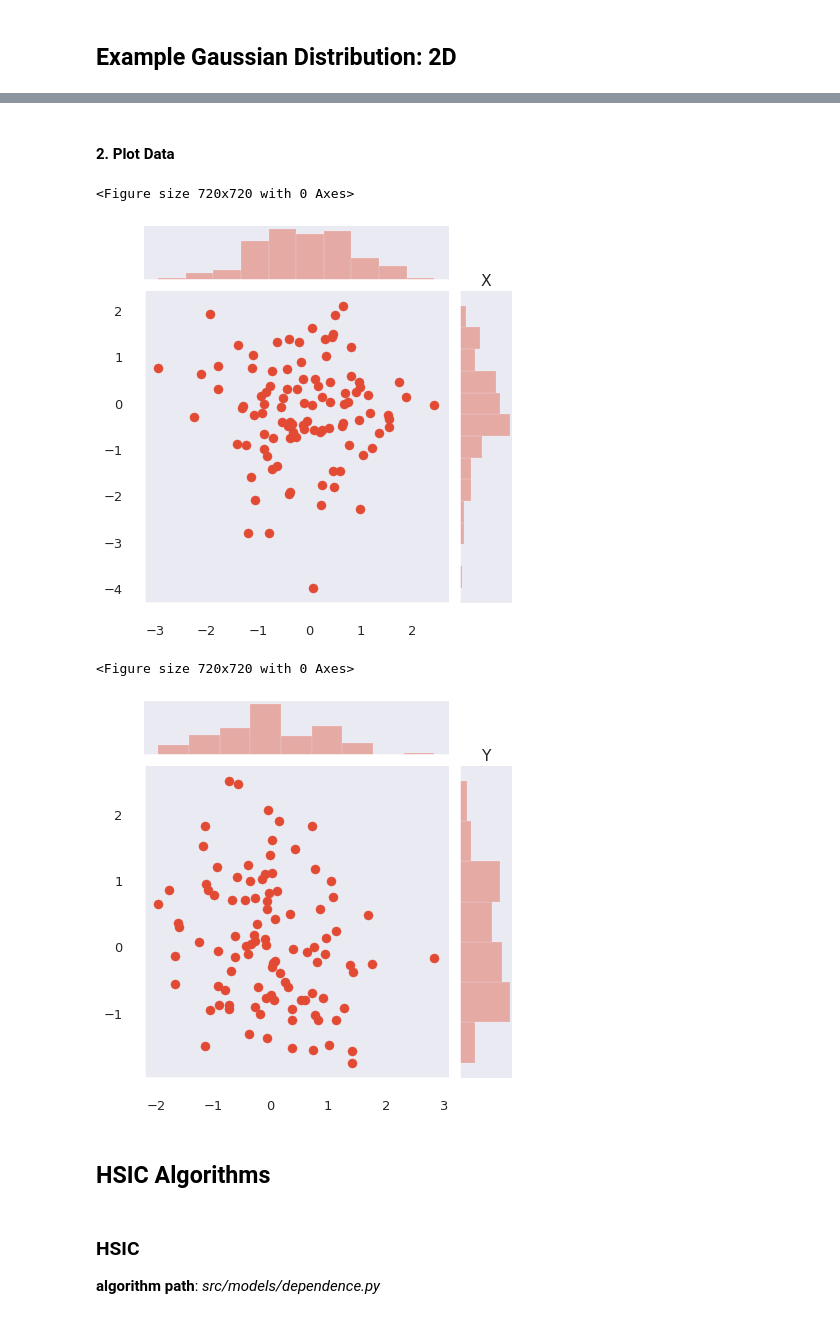
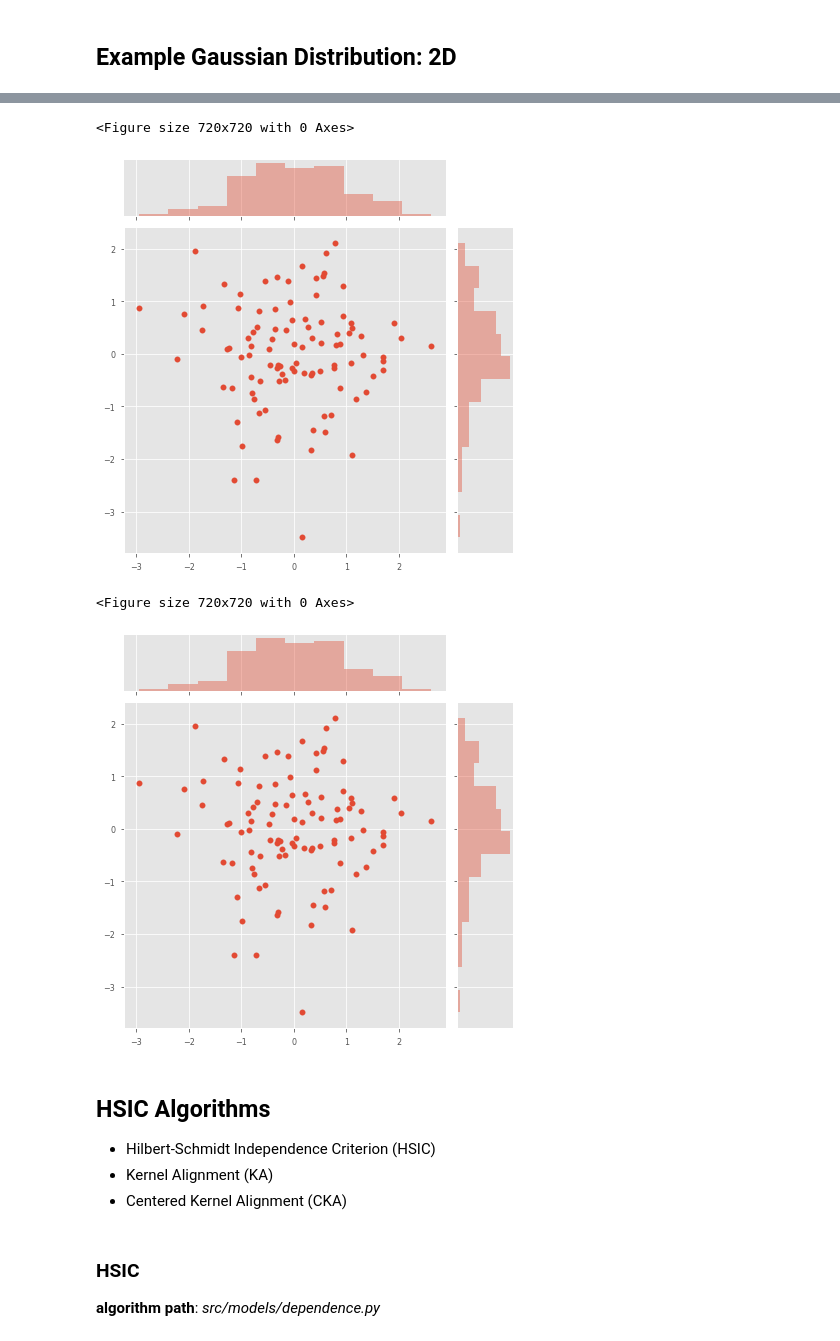
Before and after one commit to jejjohnson/hsic_alignment, a Jupyter notebook: notebooks/4_distributions/2.1_exp_gamma_space.ipynb, the cells around one changed output, grey strips where cells are left out. Saved outputs shown, nothing was run; the diff lists cells and outputs as text; code cells hidden in the pictures.

```diff
--- a/notebooks/4_distributions/2.1_exp_gamma_space.ipynb
+++ b/notebooks/4_distributions/2.1_exp_gamma_space.ipynb
@@ -135,32 +107,27 @@ mutual_info : float
-# %% [markdown]
-#### 2. Plot Data
-# %%
-# plot data
-fig  = plt.figure(figsize=(10, 10))
-
-g = sns.jointplot(
-    x=inputs.X[:, 0],
-    y=inputs.X[:, 1],
-)
-plt.title('X')
-plt.show()
-
-# plot data
-fig  = plt.figure(figsize=(10, 10))
-
-g = sns.jointplot(
-    x=inputs.Y[:, 0],
-    y=inputs.Y[:, 1],
-)
-plt.title('Y')
-plt.show()
-# %% [output]
-<Figure size 720x720 with 0 Axes>
-[figure, removed]
-<Figure size 720x720 with 0 Axes>
-[figure, removed]
-# %% [markdown]
-## HSIC Algorithms
+# %%
+# initialize Data Params class
+example_params = DataParams(standardize=True)
+
+# generate data from params
+inputs_std = example_params.generate_data()
+
+plot_data(inputs_std.X)
+plt.gcf()
+plt.savefig(f"{FIG_PATH}1_dataX_std.png")
+plot_data(inputs_std.Y)
+plt.gcf()
+plt.savefig(f"{FIG_PATH}1_dataY_std.png")
+# %% [output]
+<Figure size 720x720 with 0 Axes>
+[figure, added]
+<Figure size 720x720 with 0 Axes>
+[figure, added]
+# %% [markdown]
+## HSIC Algorithms
+
+* Hilbert-Schmidt Independence Criterion (HSIC)
+* Kernel Alignment (KA)
+* Centered Kernel Alignment (CKA)
 # %% [markdown]
 ### HSIC
 
```
Also changed, not shown: parts of 33 cells of this notebook, 12 other files.
